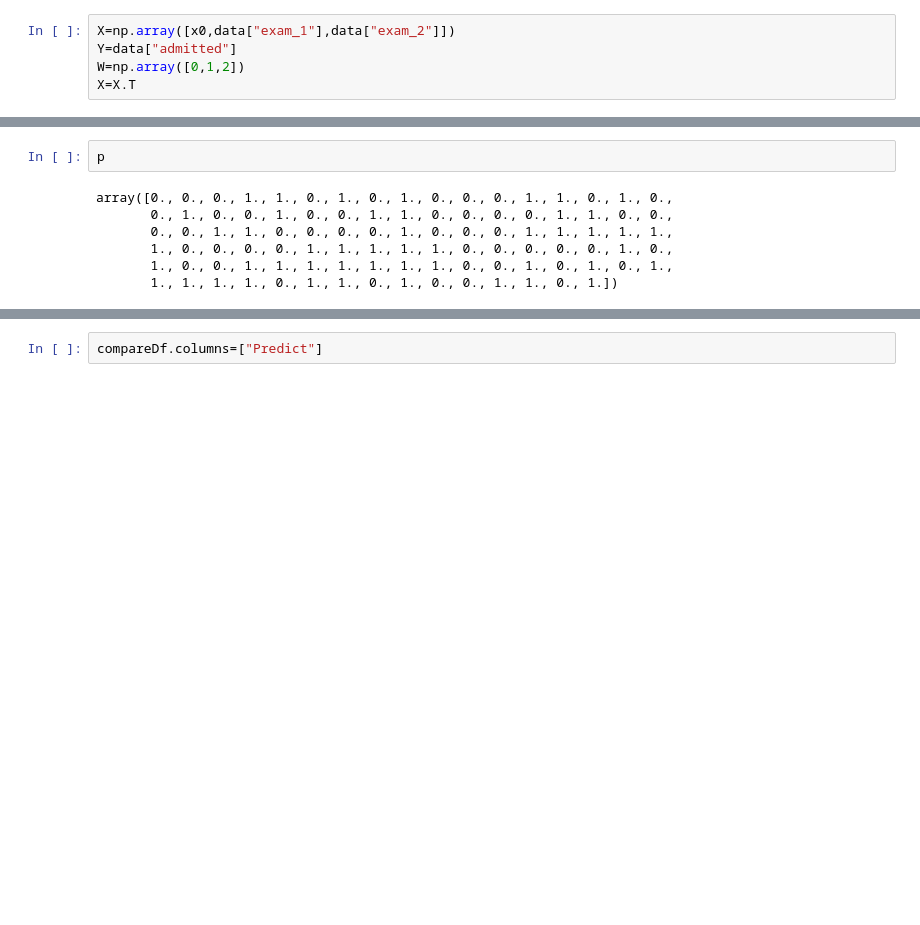
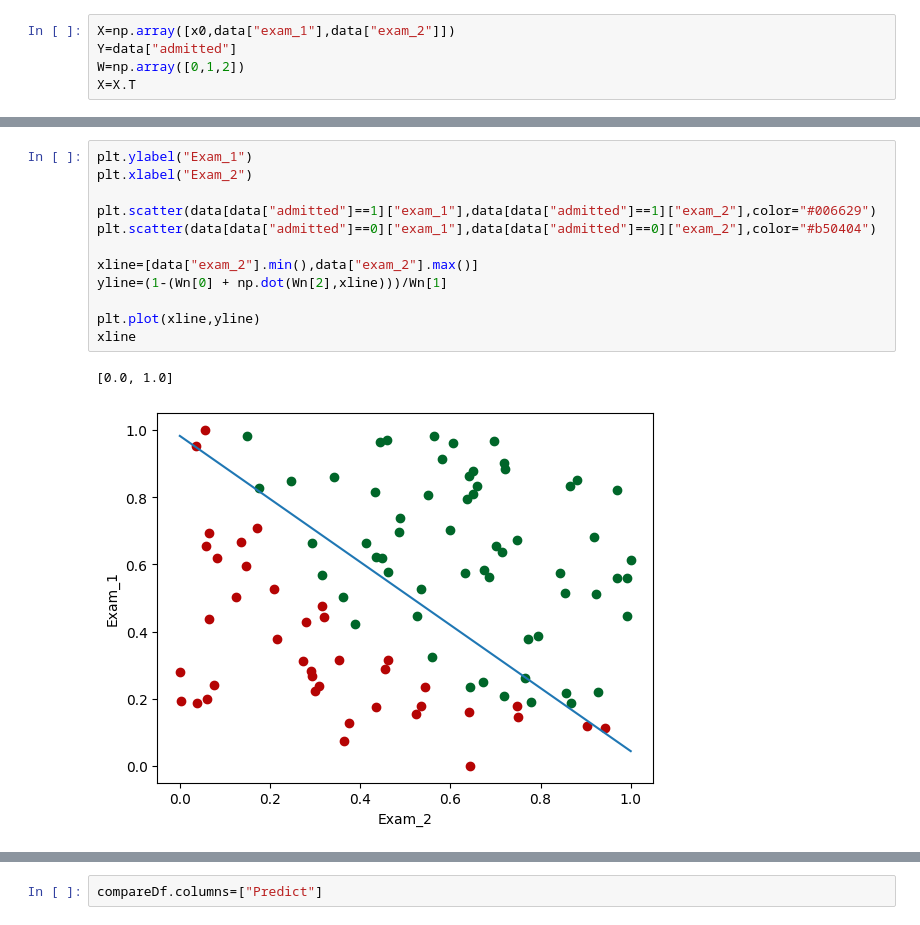
Before and after one commit to YasinVeliyev/Tech-Academy-Data-Science, a Jupyter notebook: Tapşırıq-6/Python/main.ipynb, the cells around one changed output, grey strips where cells are left out. Drawn from its saved outputs; the diff is of its cells as text; blank space fills up the shorter version.

```diff
--- a/Tapşırıq-6/Python/main.ipynb
+++ b/Tapşırıq-6/Python/main.ipynb
@@ -136,10 +132,16 @@ plt.plot(xline,yline)
 # %%
-p
+plt.ylabel("Exam_1")
+plt.xlabel("Exam_2")
+
+plt.scatter(data[data["admitted"]==1]["exam_1"],data[data["admitted"]==1]["exam_2"],color="#006629")
+plt.scatter(data[data["admitted"]==0]["exam_1"],data[data["admitted"]==0]["exam_2"],color="#b50404")
+
+xline=[data["exam_2"].min(),data["exam_2"].max()]
+yline=(1-(Wn[0] + np.dot(Wn[2],xline)))/Wn[1]
+
+plt.plot(xline,yline)
+xline
 # %% [output]
-array([0., 0., 0., 1., 1., 0., 1., 0., 1., 0., 0., 0., 1., 1., 0., 1., 0.,
-       0., 1., 0., 0., 1., 0., 0., 1., 1., 0., 0., 0., 0., 1., 1., 0., 0.,
-       0., 0., 1., 1., 0., 0., 0., 0., 1., 0., 0., 0., 1., 1., 1., 1., 1.,
-       1., 0., 0., 0., 0., 1., 1., 1., 1., 1., 0., 0., 0., 0., 0., 1., 0.,
-       1., 0., 0., 1., 1., 1., 1., 1., 1., 1., 0., 0., 1., 0., 1., 0., 1.,
-       1., 1., 1., 1., 0., 1., 1., 0., 1., 0., 0., 1., 1., 0., 1.])
+[0.0, 1.0]
+[figure, added]
 # %%
```
Also changed, not shown: parts of 14 cells of this notebook, 1 other file.
